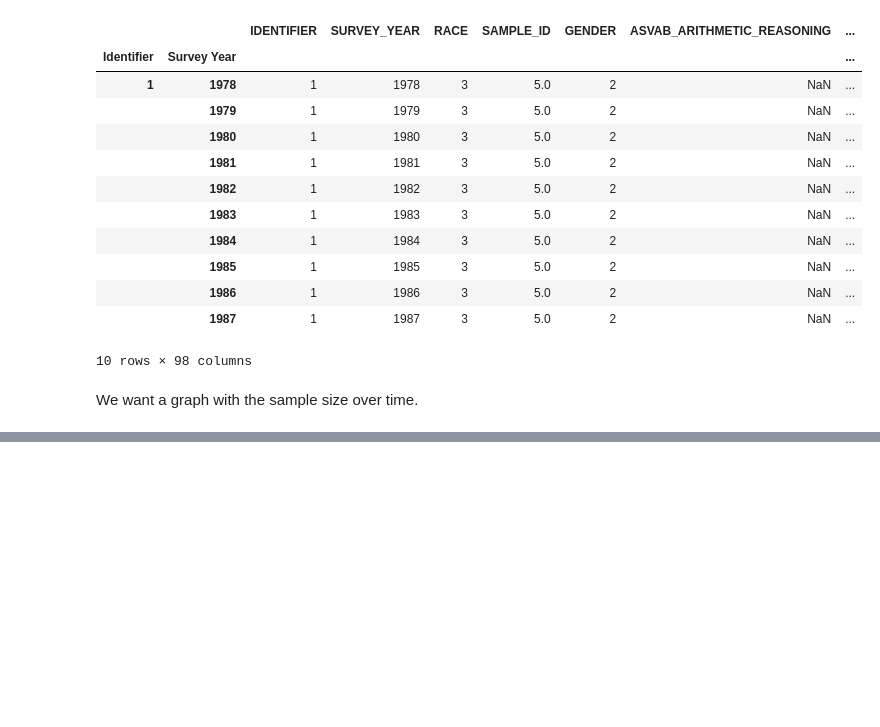
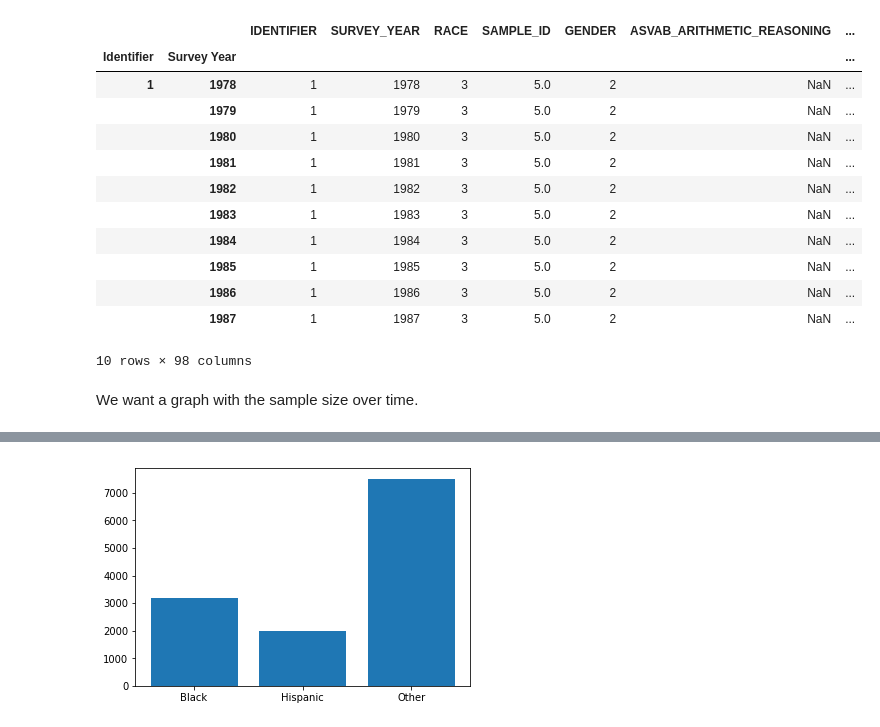
Before and after one commit to OpenSourceEconomics/nlsy-data, a Jupyter notebook: explorations/exploration.ipynb, the cells around one changed output, grey strips where cells are left out. Cells and saved outputs as stored; diff of their text form; code cells hidden in the pictures; blank space fills up the shorter version.

Commit message:
working on graphs for lecture

```diff
--- a/explorations/exploration.ipynb
+++ b/explorations/exploration.ipynb
@@ -39,0 +36,13 @@ plt.show()
+# %%
+# GENDER KEYA 1 MALE, 2 FEMALE, RACE 1 Hispacnix, 2 Black, 3 Other
+
+
+dat =  df['RACE'].loc[:, 1978].astype('category')
+dat = dat.cat.rename_categories({1: 'Hispanic', 2:'Black', 3:'Other'})
+dat = dat.value_counts().to_dict()
+
+fig, ax = plt.subplots()
+ax.bar(dat.keys(), dat.values())
+plt.show()
+# %% [output]
+[figure, added]
```
Also changed, not shown: parts of 6 cells of this notebook, 15 other files.
